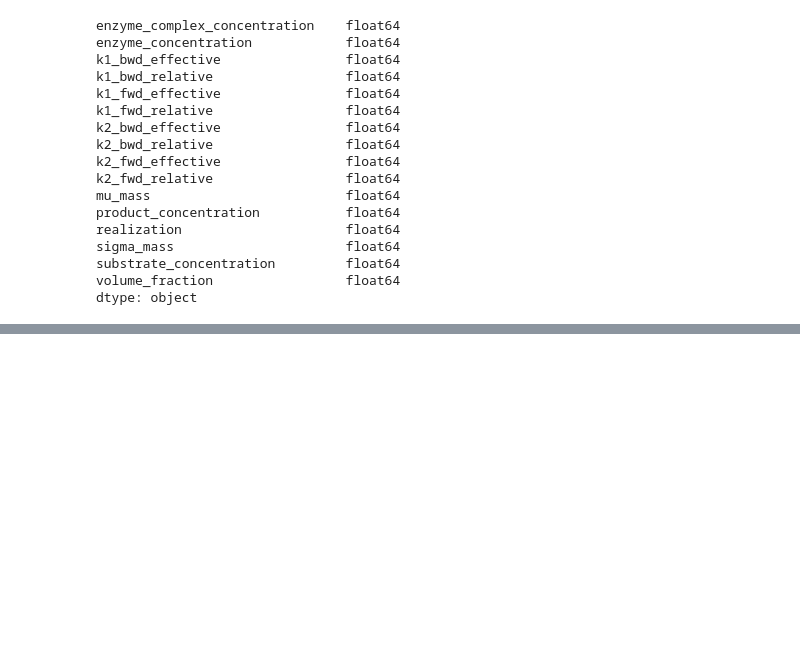
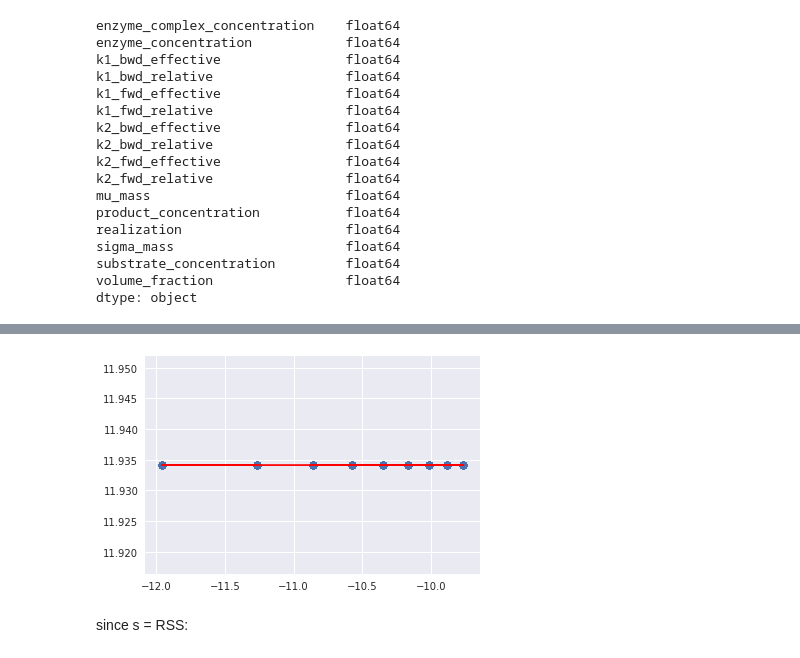
Before and after one commit to WilliamCappelletti/ML_CS433_project2, a Jupyter notebook: src/exploration.ipynb, the cells around one changed output, grey strips where cells are left out. Saved outputs shown, nothing was run; the diff lists cells and outputs as text; code cells hidden in the pictures; blank space fills up the shorter version.

```diff
--- a/src/exploration.ipynb
+++ b/src/exploration.ipynb
@@ -143,0 +258,8 @@ data_trans.describe()
+# %%
+plt.scatter(y = y, x = data_test['E'].values)
+plt.plot(data_test['E'].values, y_hat,color='red')
+plt.show()
+# %% [output]
+[figure, added]
+# %% [markdown]
+since s = RSS:
```
Also changed, not shown: parts of 34 cells of this notebook, 1 other file.
